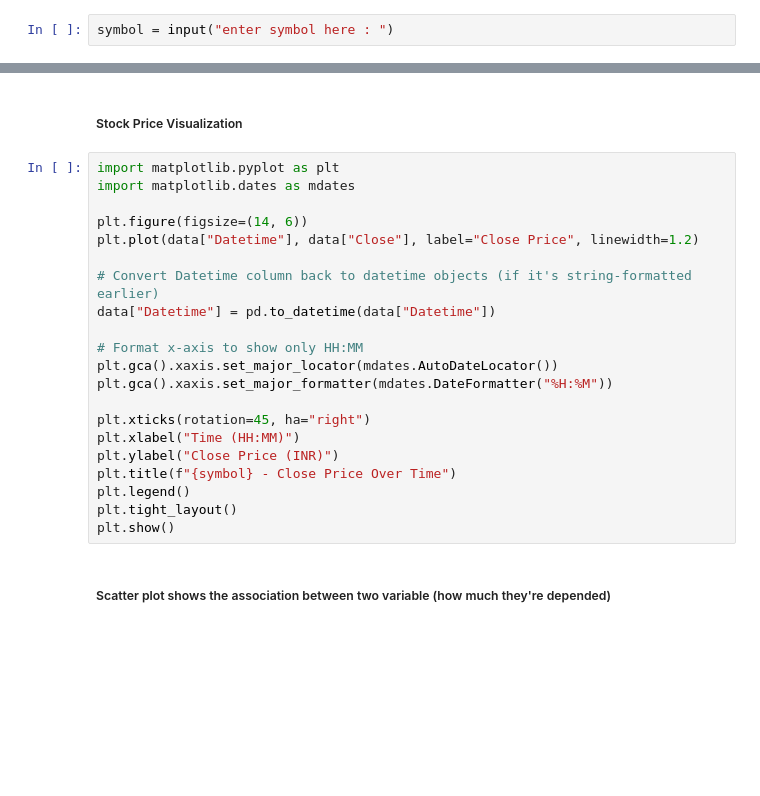
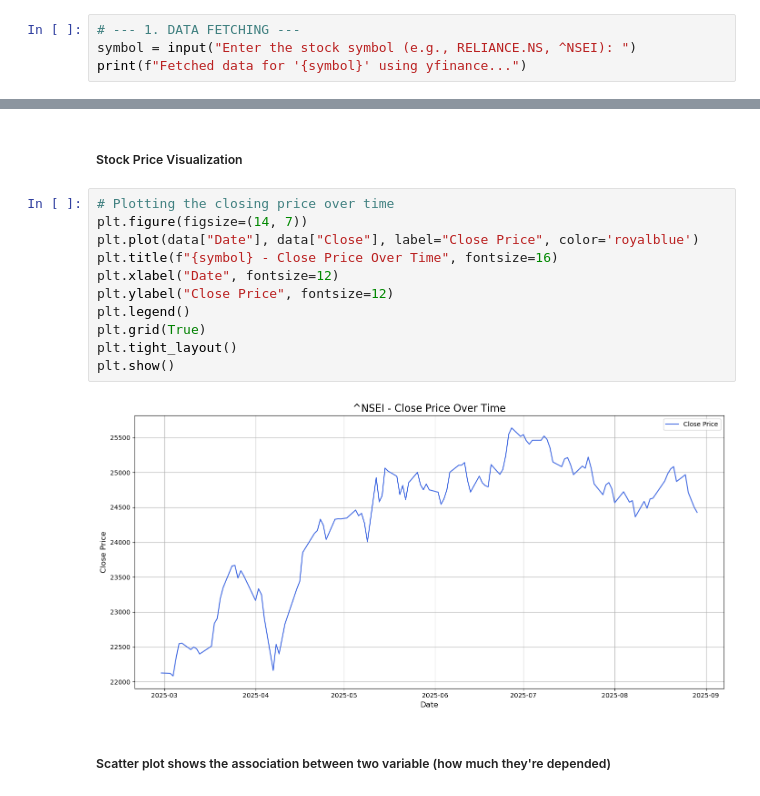
Before and after one commit to arnoldhere/live-stock-price-analysis-prediction, a Jupyter notebook: ALL/1d_Interval_Dynamic_model_LSTM.ipynb, the cells around one changed output, grey strips where cells are left out. Drawn from its saved outputs; the diff is of its cells as text; blank space fills up the shorter version.

```diff
--- a/ALL/1d_Interval_Dynamic_model_LSTM.ipynb
+++ b/ALL/1d_Interval_Dynamic_model_LSTM.ipynb
@@ -14,2 +13,4 @@ from tensorflow.keras.layers import Bidirectional
 # %%
-symbol = input("enter symbol here : ")
+# --- 1. DATA FETCHING ---
+symbol = input("Enter the stock symbol (e.g., RELIANCE.NS, ^NSEI): ")
+print(f"Fetched data for '{symbol}' using yfinance...")
@@ -64,26 +72,18 @@ print("summary statistics  \n",data.describe().T)
 # %% [markdown]
 ##### Stock Price Visualization
 # %%
-import matplotlib.pyplot as plt
-import matplotlib.dates as mdates
-
-plt.figure(figsize=(14, 6))
-plt.plot(data["Datetime"], data["Close"], label="Close Price", linewidth=1.2)
-
-# Convert Datetime column back to datetime objects (if it's string-formatted earlier)
-data["Datetime"] = pd.to_datetime(data["Datetime"])
-
-# Format x-axis to show only HH:MM
-plt.gca().xaxis.set_major_locator(mdates.AutoDateLocator())
-plt.gca().xaxis.set_major_formatter(mdates.DateFormatter("%H:%M"))
-
-plt.xticks(rotation=45, ha="right")
-plt.xlabel("Time (HH:MM)")
-plt.ylabel("Close Price (INR)")
-plt.title(f"{symbol} - Close Price Over Time")
+# Plotting the closing price over time
+plt.figure(figsize=(14, 7))
+plt.plot(data["Date"], data["Close"], label="Close Price", color='royalblue')
+plt.title(f"{symbol} - Close Price Over Time", fontsize=16)
+plt.xlabel("Date", fontsize=12)
+plt.ylabel("Close Price", fontsize=12)
 plt.legend()
+plt.grid(True)
 plt.tight_layout()
 plt.show()
+# %% [output]
+[figure, added]
 # %% [markdown]
 ##### Scatter plot shows the association between two variable (how much they're depended)
 # %%
```
Also changed, not shown: parts of 17 cells of this notebook, 3 other files.
